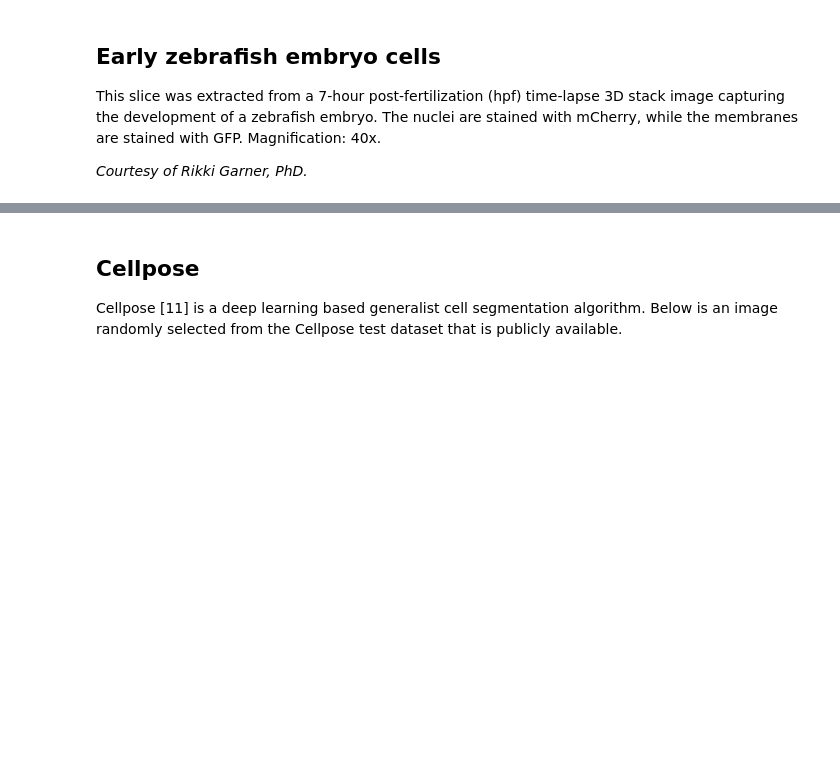
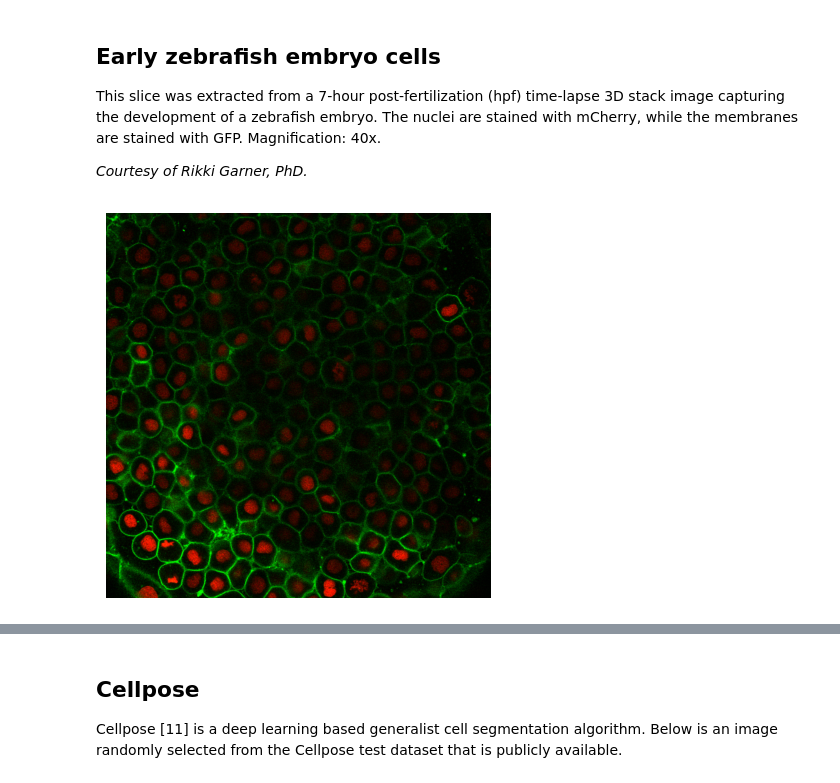
Before and after one commit to rkarmaka/SAM-using-Python-for-Microscopy-Data, a Jupyter notebook: [COURSE_TEMPLATE]_Segment_Anything_with_Python_for_Microscopy_Images.ipynb, the cells around one changed output, grey strips where cells are left out. Drawn from its saved outputs; the diff is of its cells as text; code cells hidden in the pictures; blank space fills up the shorter version.

```diff
--- a/[COURSE_TEMPLATE]_Segment_Anything_with_Python_for_Microscopy_Images.ipynb
+++ b/[COURSE_TEMPLATE]_Segment_Anything_with_Python_for_Microscopy_Images.ipynb
@@ -343,0 +370,10 @@ This slice was extracted from a 7-hour post-fertilization (hpf) time-lapse 3D st
+# %%
+# Load an image
+image_path = 'images'
+image_name = '2.png'
+image = cv.imread(f'{image_path}/{image_name}')
+image = cv.cvtColor(image, cv.COLOR_BGR2RGB)
+
+display_image(image)
+# %% [output]
+[figure, added]
```
Also changed, not shown: parts of 135 cells of this notebook.
